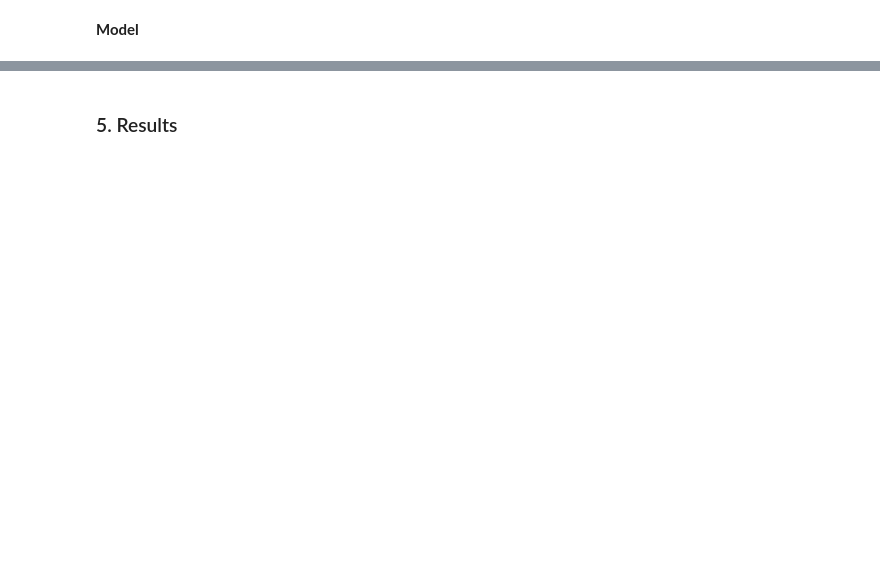
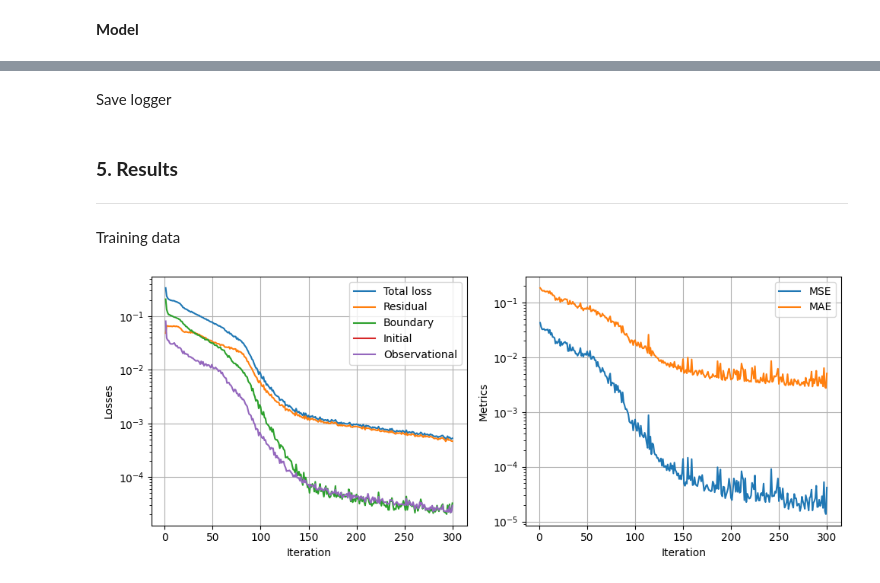
Before and after one commit to luralves/bernet, a Jupyter notebook: tutorials/advection-diffusion.ipynb, the cells around one changed output, grey strips where cells are left out. Saved outputs shown, nothing was run; the diff lists cells and outputs as text; code cells hidden in the pictures; blank space fills up the shorter version.

```diff
--- a/tutorials/advection-diffusion.ipynb
+++ b/tutorials/advection-diffusion.ipynb
@@ -203,0 +231,2 @@ class Sampler(ISampler):
+# %% [markdown]
+Save logger
@@ -204,2 +235,37 @@ class Sampler(ISampler):
 # %% [markdown]
-### 5. Results
+### **5. Results**
+---
+# %% [markdown]
+Training data
+# %%
+#-- Load training data
+data = load_default_logger_data("./advection-diffusion.log")
+
+#-- Figures
+fig, axes = plt.subplots(1, 2, figsize=(10, 4))
+
+#-  Left plot: Losses
+axes[0].plot(data["iteration"], data["loss"], label="Total loss")
+axes[0].plot(data["iteration"], data["residual"], label="Residual")
+axes[0].plot(data["iteration"], data["boundary"], label="Boundary")
+axes[0].plot(data["iteration"], data["initial"], label="Initial")
+axes[0].plot(data["iteration"], data["observational"], label="Observational")
+axes[0].set_xlabel("Iteration")
+axes[0].set_ylabel("Losses")
+axes[0].set_yscale("log")
+axes[0].legend()
+axes[0].grid()
+
+#-  Right plot: Metrics
+axes[1].plot(data["iteration"], data["mse"], label="MSE")
+axes[1].plot(data["iteration"], data["mae"], label="MAE")
+axes[1].set_xlabel("Iteration")
+axes[1].set_ylabel("Metrics")
+axes[1].set_yscale("log")
+axes[1].legend()
+axes[1].grid()
+
+plt.tight_layout()
+plt.show()
+# %% [output]
+[figure, added]
```
Also changed, not shown: parts of 20 cells of this notebook, 35 other files.
